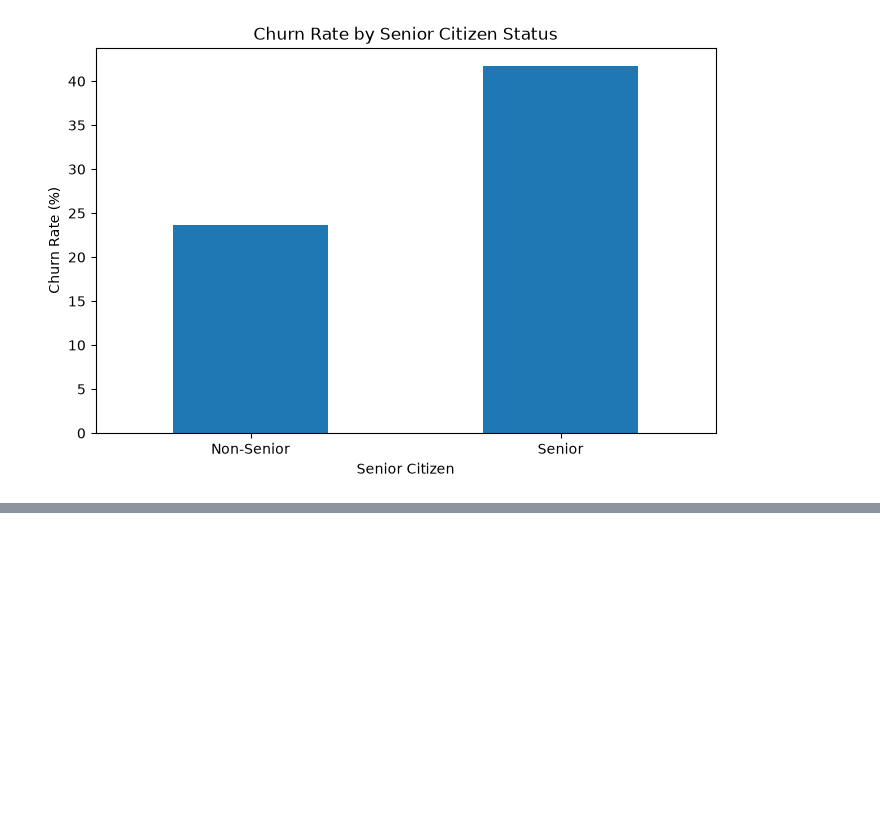
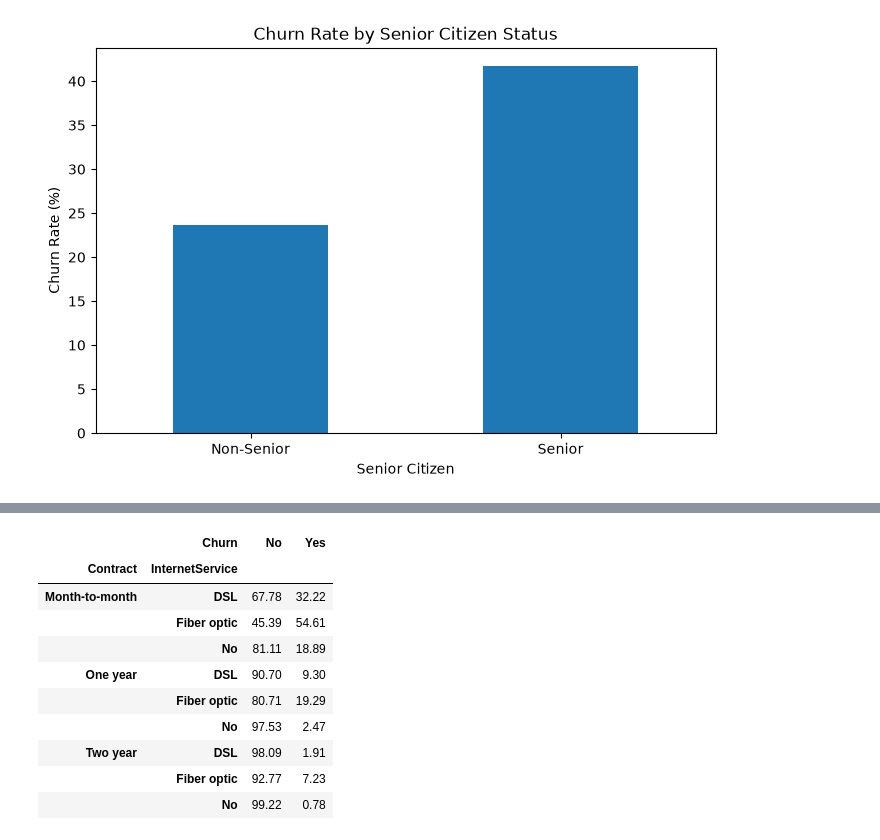
Before and after one commit to MotazHisham/telco-churn, a Jupyter notebook: notebooks/02_eda.ipynb, the cells around one changed output, grey strips where cells are left out. Drawn from its saved outputs; the diff is of its cells as text; code cells hidden in the pictures; blank space fills up the shorter version.

```diff
--- a/notebooks/02_eda.ipynb
+++ b/notebooks/02_eda.ipynb
@@ -368,0 +397,20 @@ The analysis shows a higher churn rate among senior citizens compared with non-s
+# %%
+contract_internetservice = (pd.crosstab(
+    [df["Contract"], df["InternetService"]],
+    df["Churn"],
+    normalize="index"
+) * 100).round(2)
+
+contract_internetservice
+# %% [output]
+|  | Churn | No | Yes |
+| Contract | InternetService |  |  |
+| Month-to-month | DSL | 67.78 | 32.22 |
+|  | Fiber optic | 45.39 | 54.61 |
+|  | No | 81.11 | 18.89 |
+| One year | DSL | 90.70 | 9.30 |
+|  | Fiber optic | 80.71 | 19.29 |
+|  | No | 97.53 | 2.47 |
+| Two year | DSL | 98.09 | 1.91 |
+|  | Fiber optic | 92.77 | 7.23 |
+|  | No | 99.22 | 0.78 |
```
Also changed, not shown: parts of 14 cells of this notebook, 4 other files.
